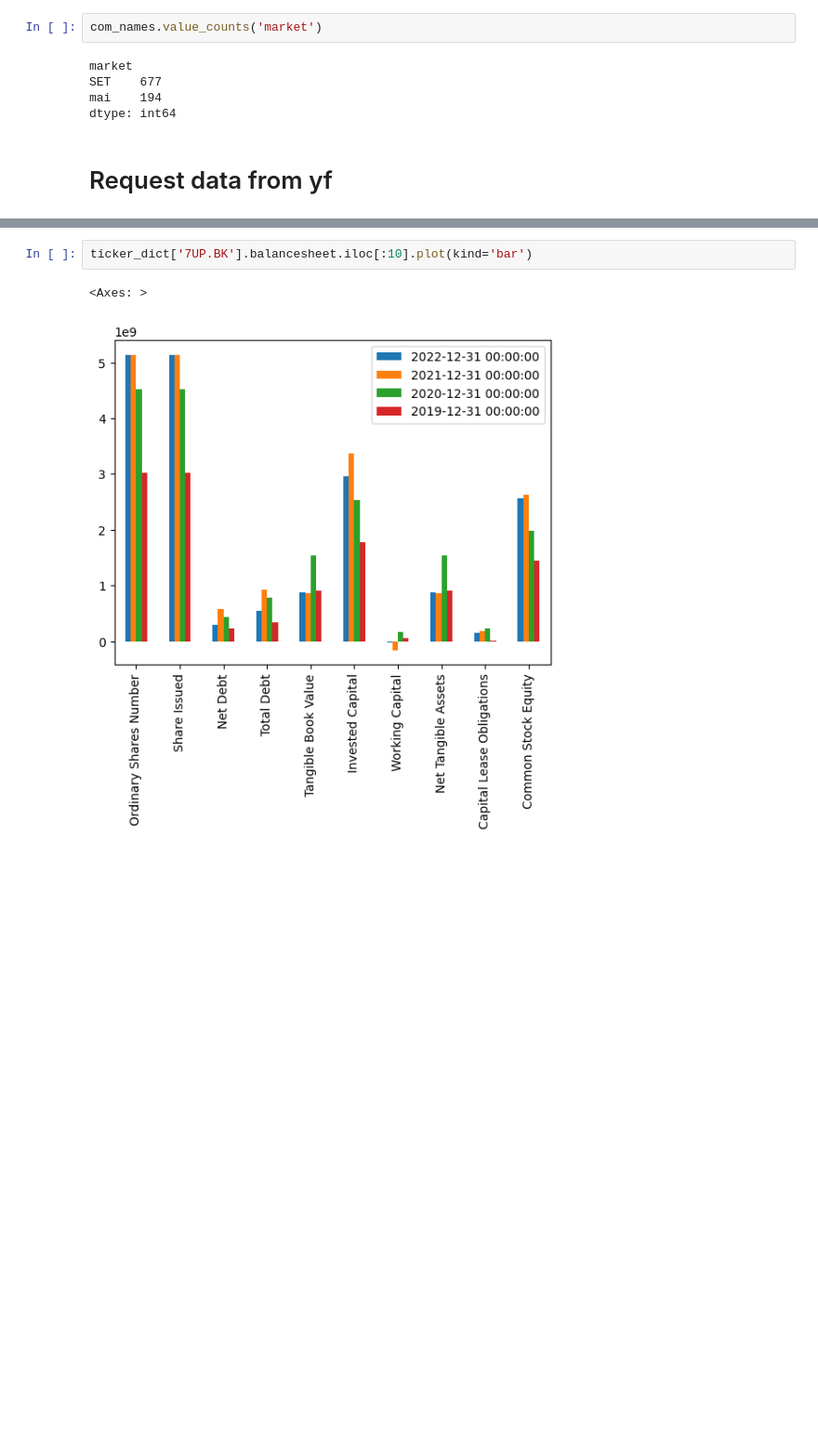
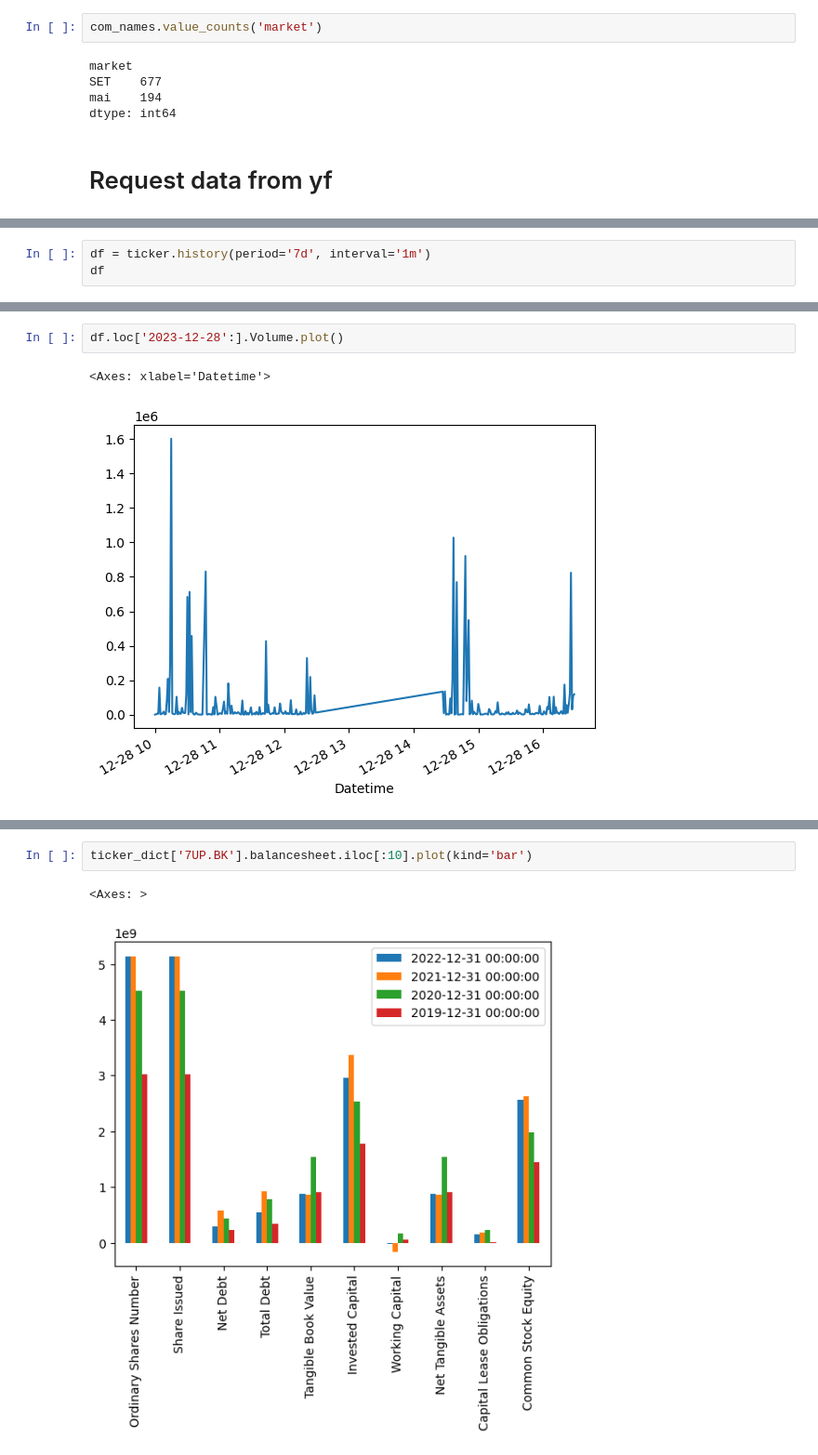
Before and after one commit to NatapolLim/Stock-Analytics, a Jupyter notebook: experiment_notebooks/0-ingest_data.ipynb, the cells around one changed output, grey strips where cells are left out. Shown at 93% size. Saved outputs shown, nothing was run; the diff lists cells and outputs as text; blank space fills up the shorter version.

```diff
--- a/experiment_notebooks/0-ingest_data.ipynb
+++ b/experiment_notebooks/0-ingest_data.ipynb
@@ -93,0 +76,3 @@ df
+# %%
+df = ticker.history(period='7d', interval='1m')
+df
@@ -93,0 +94,5 @@ df
+# %%
+df.loc['2023-12-28':].Volume.plot()
+# %% [output]
+<Axes: xlabel='Datetime'>
+[figure, added]
```
Also changed, not shown: parts of 17 cells of this notebook, 12 other files.
